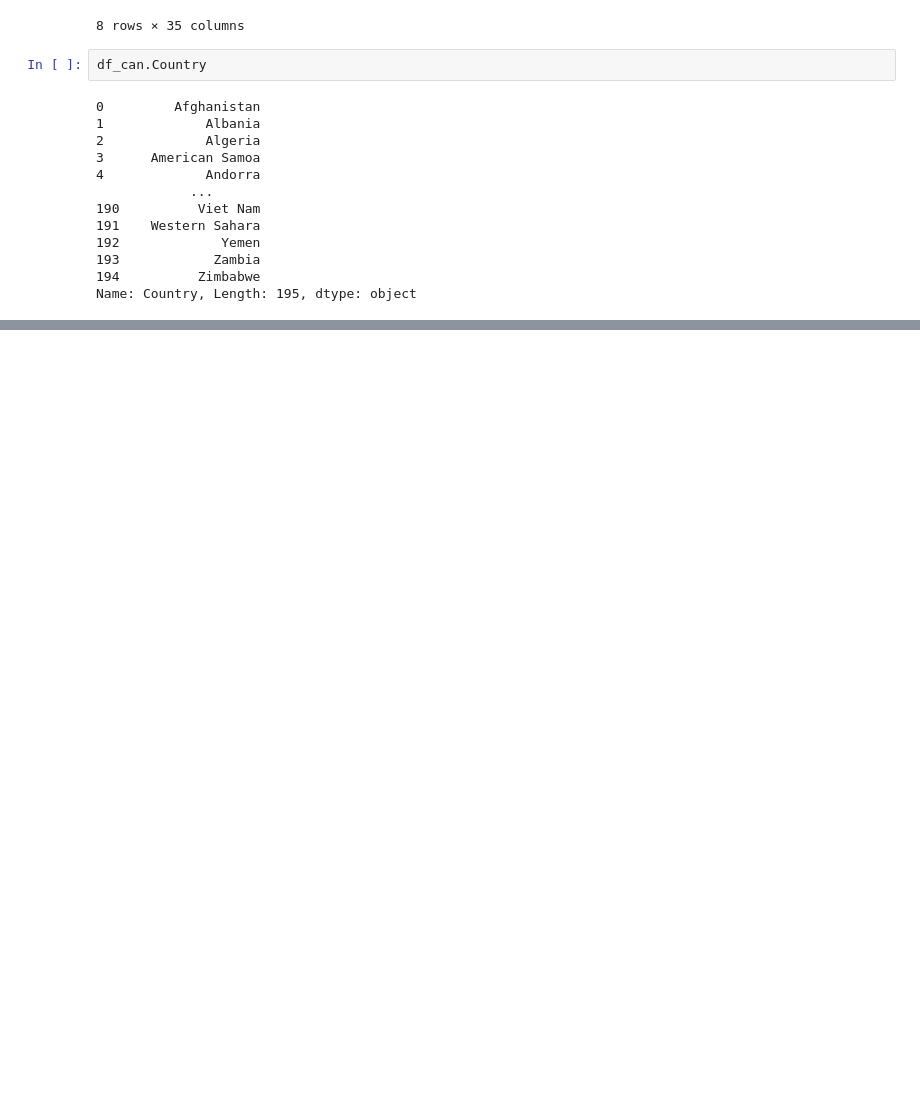
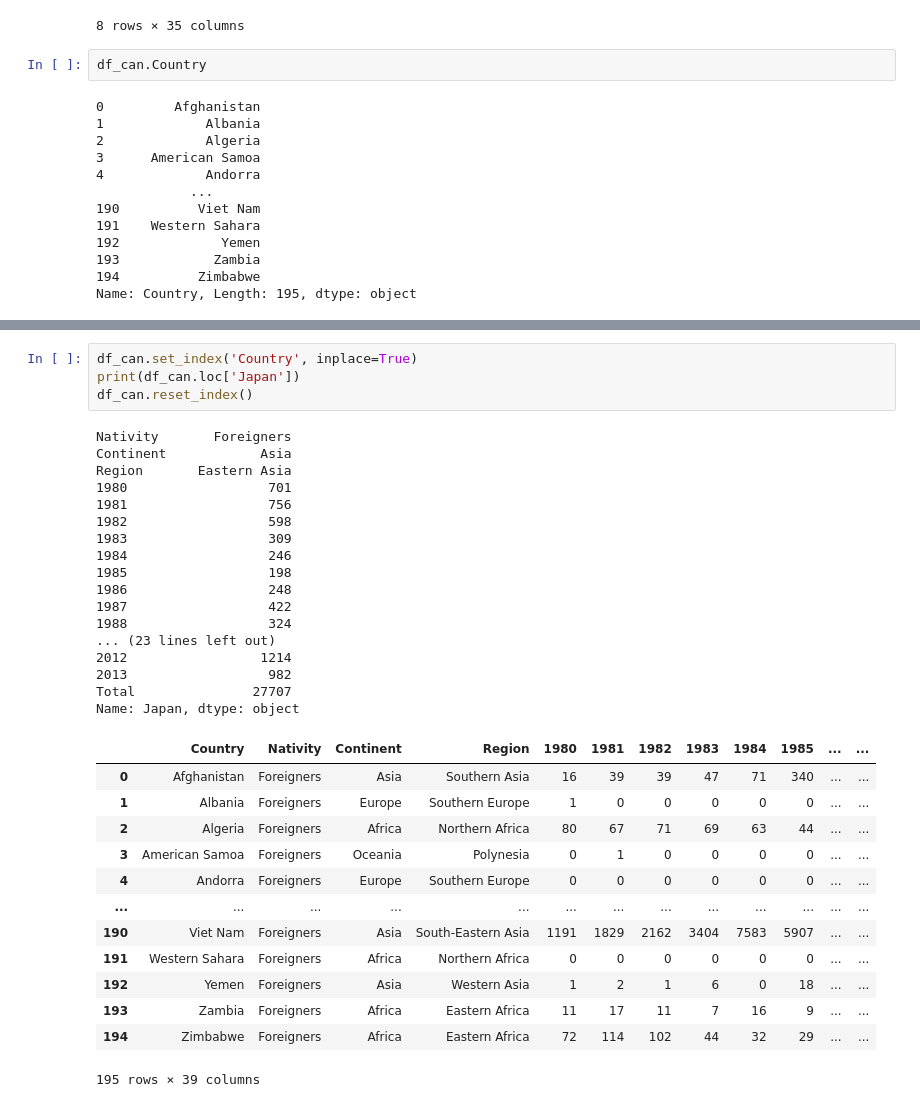
Before and after one commit to PrashanthKumarGurram/DataVisualizationWithPython, a Jupyter notebook: PrashWeek1intro.ipynb, the cells around one changed output, grey strips where cells are left out. Drawn from its saved outputs; the diff is of its cells as text; blank space fills up the shorter version.

```diff
--- a/PrashWeek1intro.ipynb
+++ b/PrashWeek1intro.ipynb
@@ -206 +206,36 @@ df_can[["Country", "Total"]]
 195 rows × 2 columns
+# %%
+df_can.set_index('Country', inplace=True)
+print(df_can.loc['Japan'])
+df_can.reset_index()
+# %% [output]
+Nativity       Foreigners
+Continent            Asia
+Region       Eastern Asia
+1980                  701
+1981                  756
+1982                  598
+1983                  309
+1984                  246
+1985                  198
+1986                  248
+1987                  422
+1988                  324
+... (23 lines left out)
+2012                 1214
+2013                  982
+Total               27707
+Name: Japan, dtype: object
+|  | Country | Nativity | Continent | Region | 1980 | 1981 | 1982 | 1983 | 1984 | 1985 | ... | ... |
+| 0 | Afghanistan | Foreigners | Asia | Southern Asia | 16 | 39 | 39 | 47 | 71 | 340 | ... | ... |
+| 1 | Albania | Foreigners | Europe | Southern Europe | 1 | 0 | 0 | 0 | 0 | 0 | ... | ... |
+| 2 | Algeria | Foreigners | Africa | Northern Africa | 80 | 67 | 71 | 69 | 63 | 44 | ... | ... |
+| 3 | American Samoa | Foreigners | Oceania | Polynesia | 0 | 1 | 0 | 0 | 0 | 0 | ... | ... |
+| 4 | Andorra | Foreigners | Europe | Southern Europe | 0 | 0 | 0 | 0 | 0 | 0 | ... | ... |
+| ... | ... | ... | ... | ... | ... | ... | ... | ... | ... | ... | ... | ... |
+| 190 | Viet Nam | Foreigners | Asia | South-Eastern Asia | 1191 | 1829 | 2162 | 3404 | 7583 | 5907 | ... | ... |
+| 191 | Western Sahara | Foreigners | Africa | Northern Africa | 0 | 0 | 0 | 0 | 0 | 0 | ... | ... |
+| 192 | Yemen | Foreigners | Asia | Western Asia | 1 | 2 | 1 | 6 | 0 | 18 | ... | ... |
+| 193 | Zambia | Foreigners | Africa | Eastern Africa | 11 | 17 | 11 | 7 | 16 | 9 | ... | ... |
+| 194 | Zimbabwe | Foreigners | Africa | Eastern Africa | 72 | 114 | 102 | 44 | 32 | 29 | ... | ... |
+195 rows × 39 columns
```
Also changed, not shown: parts of 14 cells of this notebook, 1 other file.
